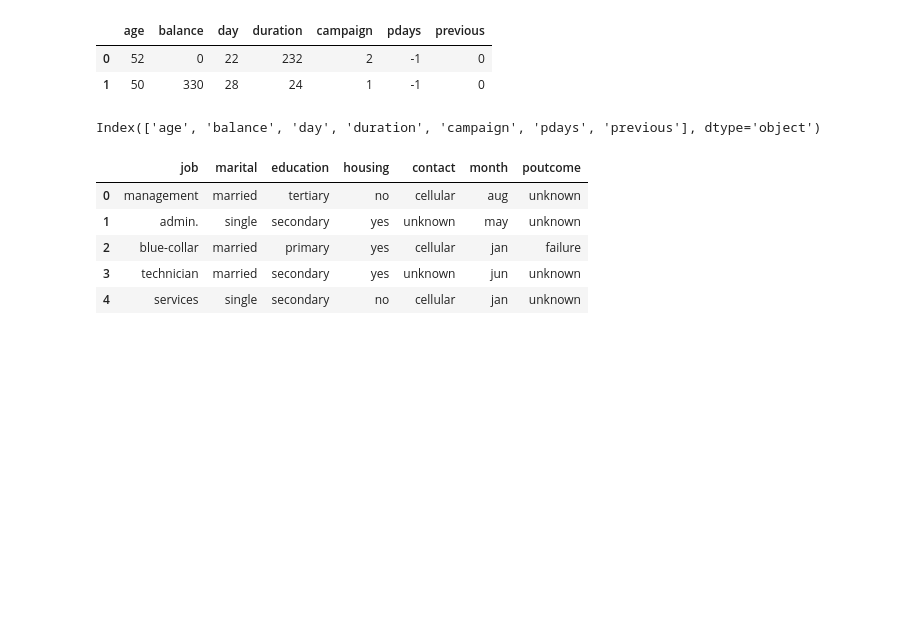
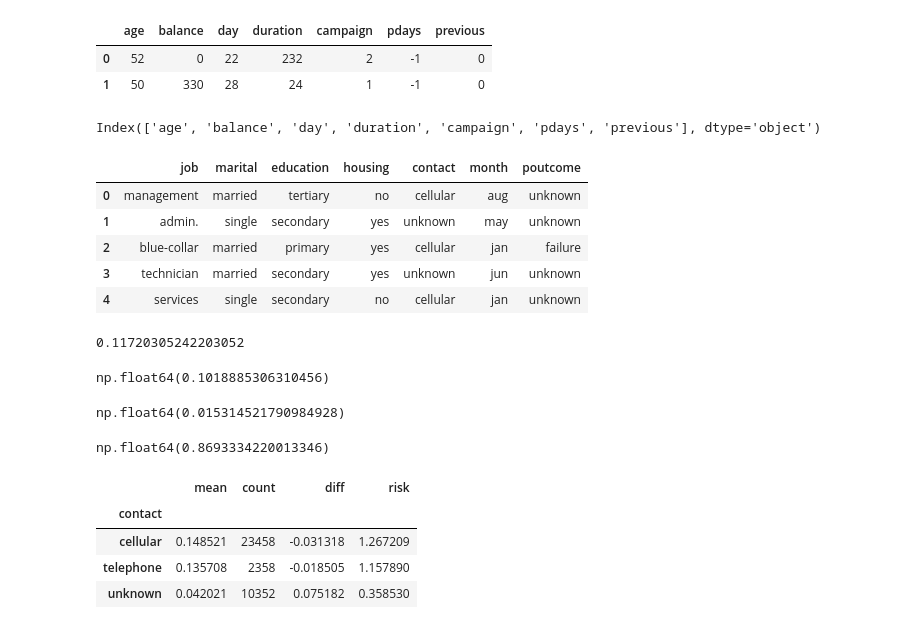
Before and after one commit to Davidmide02/mlzoomcamp_2024_assignments, a Jupyter notebook: classification_03/classification_03.ipynb, the cells around one changed output. Saved outputs shown, nothing was run; the diff lists cells and outputs as text; code cells hidden in the pictures; blank space fills up the shorter version.

```diff
--- a/classification_03/classification_03.ipynb
+++ b/classification_03/classification_03.ipynb
@@ -267,3 +260,40 @@ categorical.head()
 | 2 | blue-collar | married | primary | yes | cellular | jan | failure |
 | 3 | technician | married | secondary | yes | unknown | jun | unknown |
 | 4 | services | single | secondary | no | cellular | jan | unknown |
+# %%
+global_churn = df_full_train['y'].mean()
+# %%
+print(global_churn)
+# %% [output]
+0.11720305242203052
+# %%
+churn_partner= df_full_train[df_full_train.marital =='married']['y'].mean()
+churn_partner
+# %% [output]
+np.float64(0.1018885306310456)
+# %%
+# difference
+# > 0  no churn
+# < 0   churn
+
+global_churn - churn_partner
+# %% [output]
+np.float64(0.015314521790984928)
+# %%
+# risk
+# >1 churn
+# <1 no churn
+churn_partner/global_churn
+# %% [output]
+np.float64(0.8693334220013346)
+# %%
+df_group = df_full_train.groupby('contact').y.agg(['mean','count'])
+df_group['diff'] = global_churn - df_group['mean']
+df_group['risk'] = df_group['mean'] / global_churn
+df_group
+# %% [output]
+|  | mean | count | diff | risk |
+| contact |  |  |  |  |
+| cellular | 0.148521 | 23458 | -0.031318 | 1.267209 |
+| telephone | 0.135708 | 2358 | -0.018505 | 1.157890 |
+| unknown | 0.042021 | 10352 | 0.075182 | 0.358530 |
```
Also changed, not shown: parts of 5 cells of this notebook.
